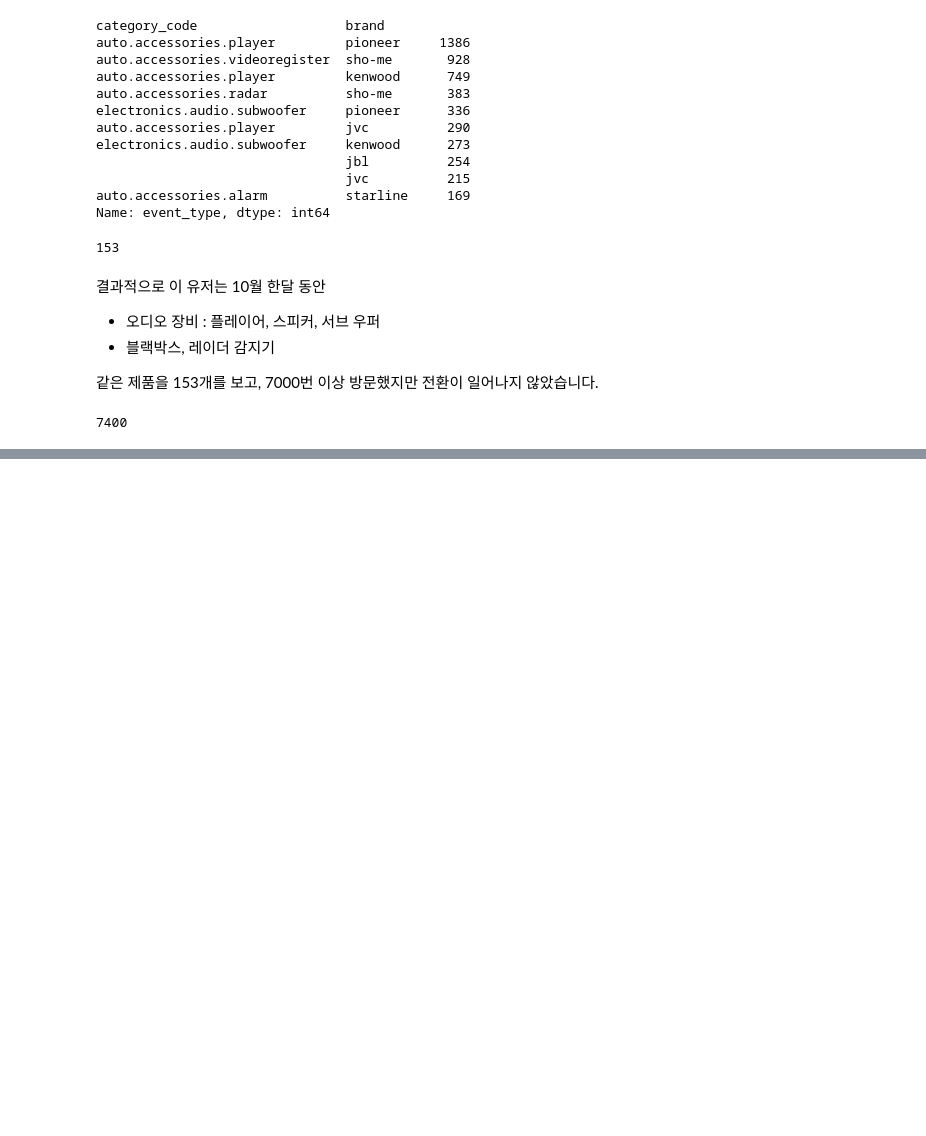
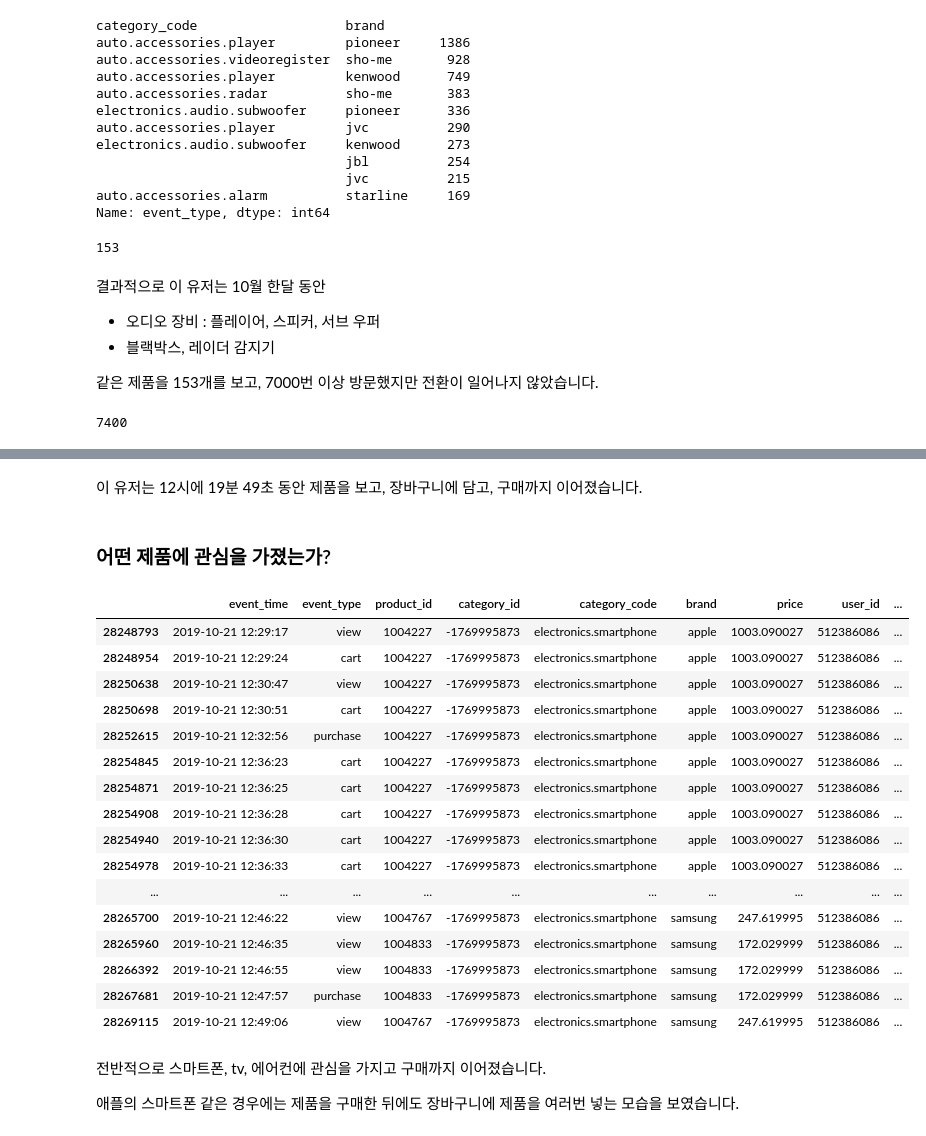
Before and after one commit to HwangHanJae/CP2_Project, a Jupyter notebook: EDA/pandas_eda_ver2.ipynb, the cells around one changed output, grey strips where cells are left out. Drawn from its saved outputs; the diff is of its cells as text; code cells hidden in the pictures; blank space fills up the shorter version.

```diff
--- a/pandas_eda_ver2.ipynb
+++ b/EDA/pandas_eda_ver2.ipynb
@@ -801,0 +907,2 @@ sample_user['user_session'].nunique()
+# %%
+purchase_user_day_21_hour_12 = purchase_user_day_21.loc[purchase_user_day_21['hour']==12]
@@ -801,0 +913,28 @@ sample_user['user_session'].nunique()
+# %% [markdown]
+이 유저는 12시에 19분 49초 동안 제품을 보고, 장바구니에 담고, 구매까지 이어졌습니다.
+# %% [markdown]
+### 어떤 제품에 관심을 가졌는가?
+# %%
+purchase_user_day_21_hour_12
+# %% [output]
+|  | event_time | event_type | product_id | category_id | category_code | brand | price | user_id | ... |
+| 28248793 | 2019-10-21 12:29:17 | view | 1004227 | -1769995873 | electronics.smartphone | apple | 1003.090027 | 512386086 | ... |
+| 28248954 | 2019-10-21 12:29:24 | cart | 1004227 | -1769995873 | electronics.smartphone | apple | 1003.090027 | 512386086 | ... |
+| 28250638 | 2019-10-21 12:30:47 | view | 1004227 | -1769995873 | electronics.smartphone | apple | 1003.090027 | 512386086 | ... |
+| 28250698 | 2019-10-21 12:30:51 | cart | 1004227 | -1769995873 | electronics.smartphone | apple | 1003.090027 | 512386086 | ... |
+| 28252615 | 2019-10-21 12:32:56 | purchase | 1004227 | -1769995873 | electronics.smartphone | apple | 1003.090027 | 512386086 | ... |
+| 28254845 | 2019-10-21 12:36:23 | cart | 1004227 | -1769995873 | electronics.smartphone | apple | 1003.090027 | 512386086 | ... |
+| 28254871 | 2019-10-21 12:36:25 | cart | 1004227 | -1769995873 | electronics.smartphone | apple | 1003.090027 | 512386086 | ... |
+| 28254908 | 2019-10-21 12:36:28 | cart | 1004227 | -1769995873 | electronics.smartphone | apple | 1003.090027 | 512386086 | ... |
+| 28254940 | 2019-10-21 12:36:30 | cart | 1004227 | -1769995873 | electronics.smartphone | apple | 1003.090027 | 512386086 | ... |
+| 28254978 | 2019-10-21 12:36:33 | cart | 1004227 | -1769995873 | electronics.smartphone | apple | 1003.090027 | 512386086 | ... |
+| ... | ... | ... | ... | ... | ... | ... | ... | ... | ... |
+| 28265700 | 2019-10-21 12:46:22 | view | 1004767 | -1769995873 | electronics.smartphone | samsung | 247.619995 | 512386086 | ... |
+| 28265960 | 2019-10-21 12:46:35 | view | 1004833 | -1769995873 | electronics.smartphone | samsung | 172.029999 | 512386086 | ... |
+| 28266392 | 2019-10-21 12:46:55 | view | 1004833 | -1769995873 | electronics.smartphone | samsung | 172.029999 | 512386086 | ... |
+| 28267681 | 2019-10-21 12:47:57 | purchase | 1004833 | -1769995873 | electronics.smartphone | samsung | 172.029999 | 512386086 | ... |
+| 28269115 | 2019-10-21 12:49:06 | view | 1004767 | -1769995873 | electronics.smartphone | samsung | 247.619995 | 512386086 | ... |
+# %% [markdown]
+전반적으로 스마트폰, tv, 에어컨에 관심을 가지고 구매까지 이어졌습니다.
+
+애플의 스마트폰 같은 경우에는 제품을 구매한 뒤에도 장바구니에 제품을 여러번 넣는 모습을 보였습니다.
```
Also changed, not shown: parts of 31 cells of this notebook, 2 other files.
